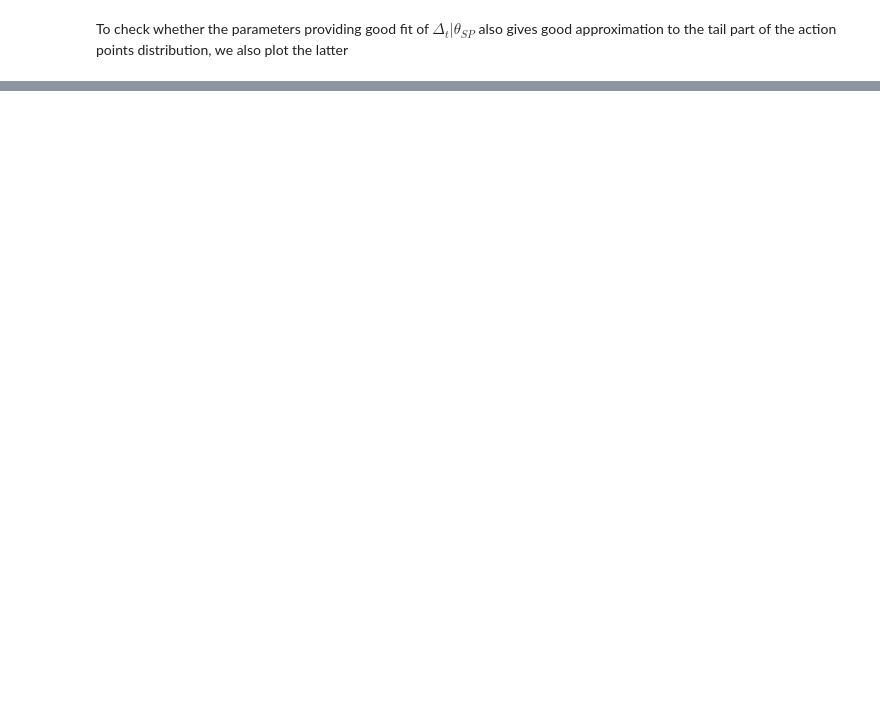
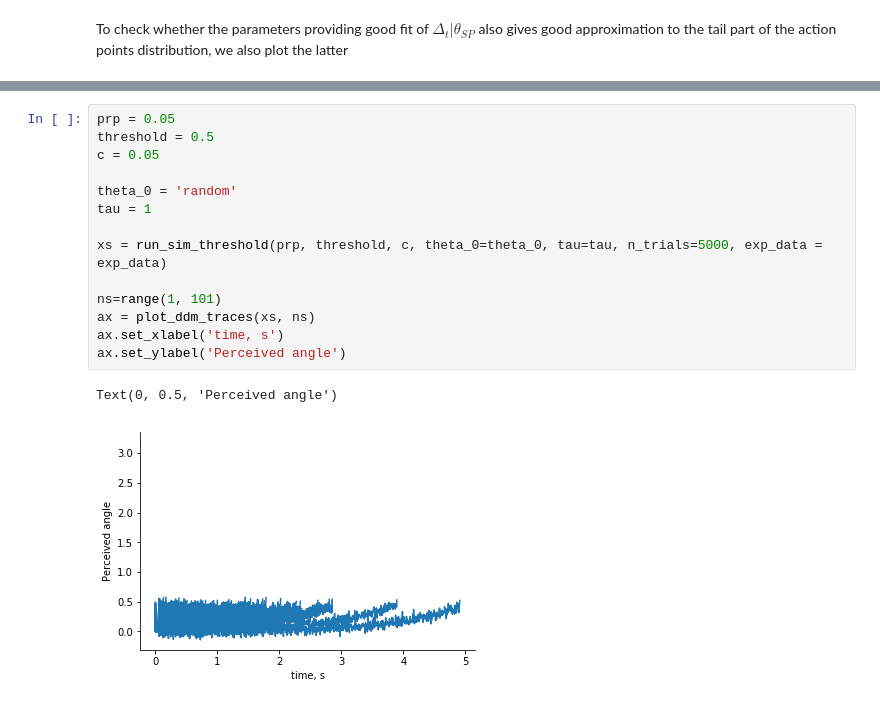
Before and after one commit to cherepaha/initiation, a Jupyter notebook: ddm_stick.ipynb, the cells around one changed output, grey strips where cells are left out. Cells and saved outputs as stored; diff of their text form; blank space fills up the shorter version.

```diff
--- a/ddm_stick.ipynb
+++ b/ddm_stick.ipynb
@@ -369,0 +427,17 @@ Text(-0.02,0.75,'pdf')
+# %%
+prp = 0.05
+threshold = 0.5
+c = 0.05
+
+theta_0 = 'random'
+tau = 1
+
+xs = run_sim_threshold(prp, threshold, c, theta_0=theta_0, tau=tau, n_trials=5000, exp_data = exp_data)
+
+ns=range(1, 101)
+ax = plot_ddm_traces(xs, ns)
+ax.set_xlabel('time, s')
+ax.set_ylabel('Perceived angle')
+# %% [output]
+Text(0, 0.5, 'Perceived angle')
+[figure, added]
```
Also changed, not shown: parts of 17 cells of this notebook, 5 other files.
